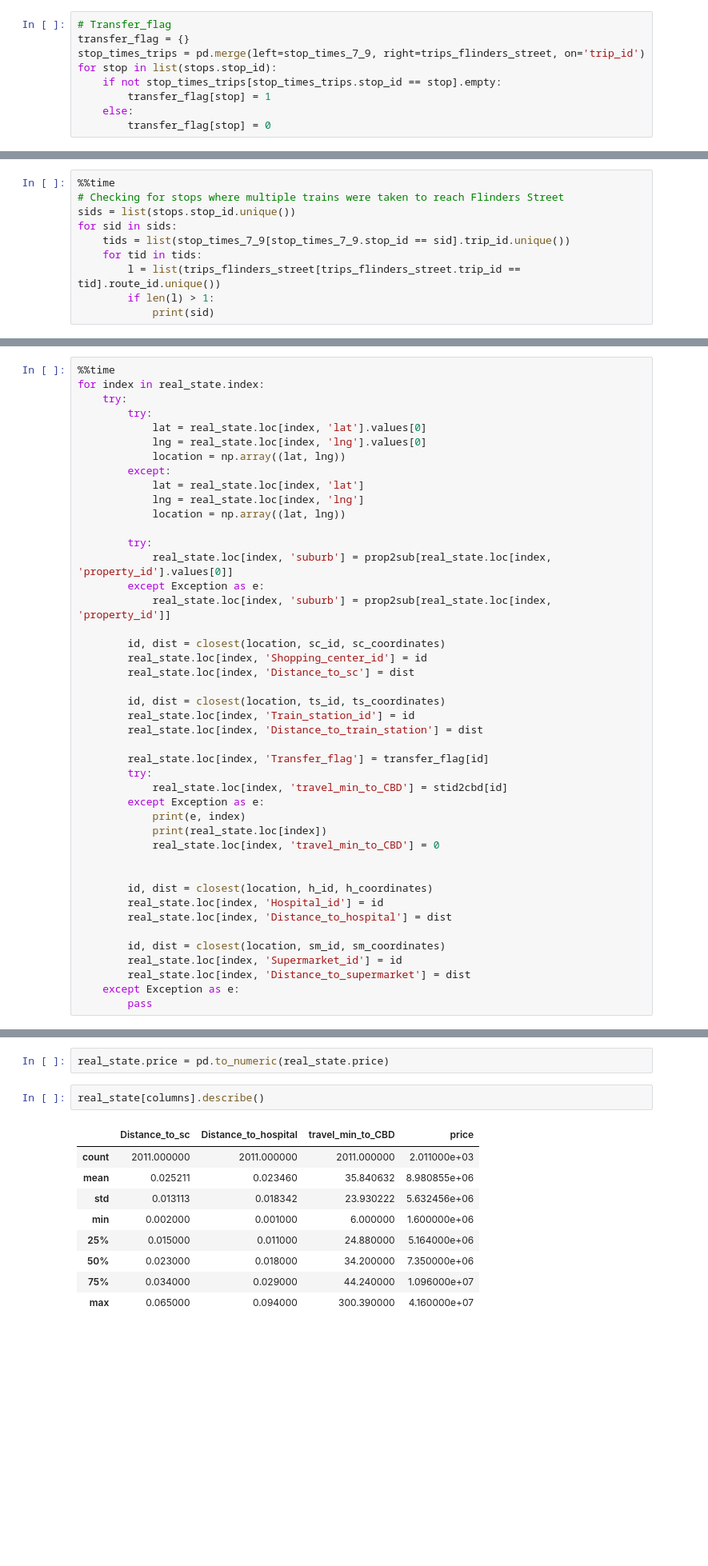
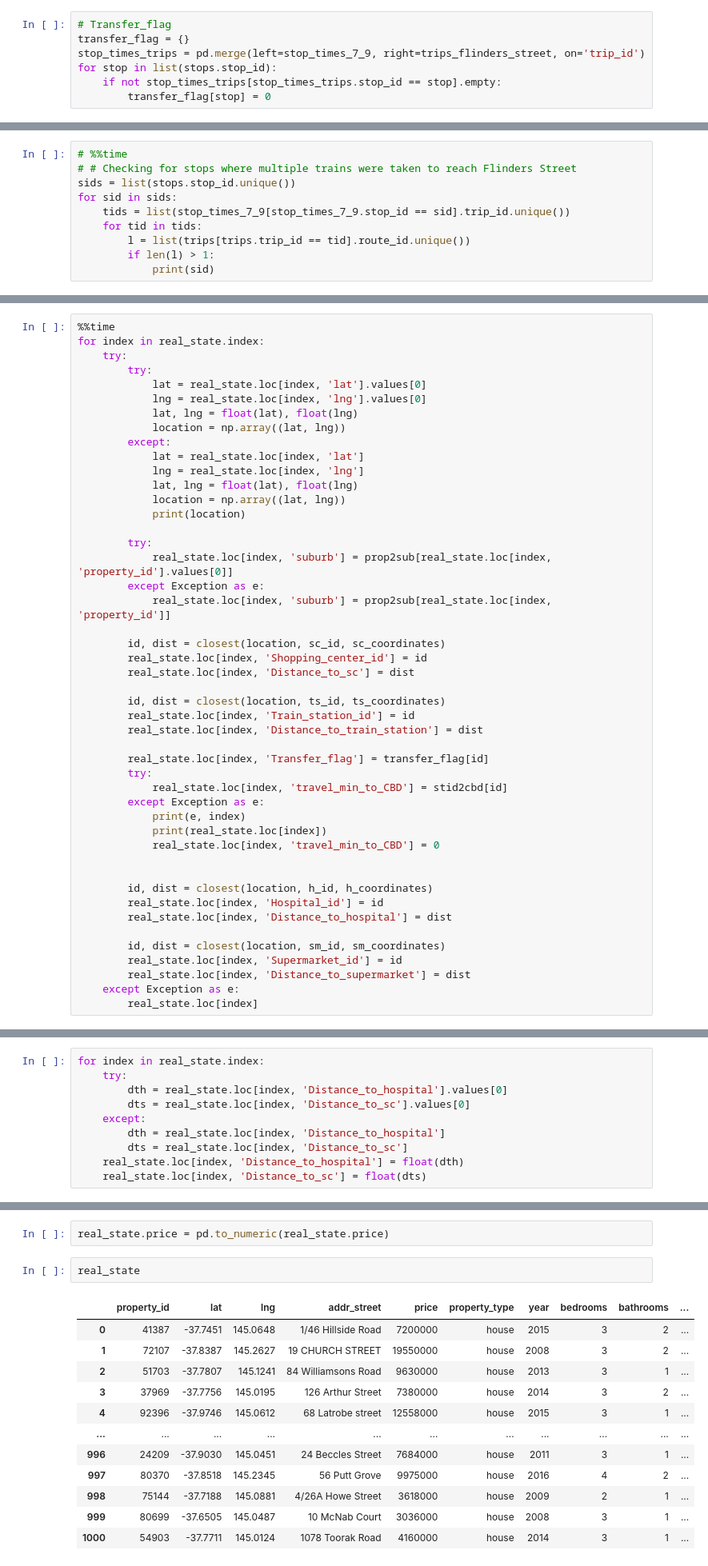
Before and after one commit to saiashirwad/ishan_dw, a Jupyter notebook: A3/A3.ipynb, the cells around one changed output, grey strips where cells are left out. Shown: that part at 80% size. Saved outputs shown, nothing was run; the diff lists cells and outputs as text; blank space fills up the shorter version.

```diff
--- a/A3/A3.ipynb
+++ b/A3/A3.ipynb
@@ -173,6 +181,4 @@ transfer_flag = {}
 stop_times_trips = pd.merge(left=stop_times_7_9, right=trips_flinders_street, on='trip_id')
 for stop in list(stops.stop_id):
     if not stop_times_trips[stop_times_trips.stop_id == stop].empty:
-        transfer_flag[stop] = 1
-    else:
         transfer_flag[stop] = 0
@@ -276,10 +281,10 @@ trips_flinders_street
 # %%
-%%time
-# Checking for stops where multiple trains were taken to reach Flinders Street
+# %%time
+# # Checking for stops where multiple trains were taken to reach Flinders Street
 sids = list(stops.stop_id.unique())
 for sid in sids:
     tids = list(stop_times_7_9[stop_times_7_9.stop_id == sid].trip_id.unique())
     for tid in tids:
-        l = list(trips_flinders_street[trips_flinders_street.trip_id == tid].route_id.unique())
+        l = list(trips[trips.trip_id == tid].route_id.unique())
         if len(l) > 1:
             print(sid)
@@ -391,11 +373,14 @@ for index in real_state.index:
         try:
             lat = real_state.loc[index, 'lat'].values[0]
             lng = real_state.loc[index, 'lng'].values[0]
+            lat, lng = float(lat), float(lng)
             location = np.array((lat, lng))
         except:
             lat = real_state.loc[index, 'lat']
             lng = real_state.loc[index, 'lng']
+            lat, lng = float(lat), float(lng)
             location = np.array((lat, lng))
+            print(location)
 
         try:
             real_state.loc[index, 'suburb'] = prop2sub[real_state.loc[index, 'property_id'].values[0]]
@@ -427,5 +412,5 @@ for index in real_state.index:
         real_state.loc[index, 'Supermarket_id'] = id
         real_state.loc[index, 'Distance_to_supermarket'] = dist
     except Exception as e:
-        pass
+        real_state.loc[index]
 # %% [output]
@@ -434,3 +428,13 @@ Wall time: 23 s
+# %%
+for index in real_state.index:
+    try:
+        dth = real_state.loc[index, 'Distance_to_hospital'].values[0]
+        dts = real_state.loc[index, 'Distance_to_sc'].values[0]
+    except:
+        dth = real_state.loc[index, 'Distance_to_hospital']
+        dts = real_state.loc[index, 'Distance_to_sc']
+    real_state.loc[index, 'Distance_to_hospital'] = float(dth)
+    real_state.loc[index, 'Distance_to_sc'] = float(dts)
 # %%
 real_state.columns
 # %% [output]
@@ -453,14 +458,17 @@ columns = ['Distance_to_sc', 'Distance_to_hospital', 'travel_min_to_CBD', 'price
 # %%
 real_state.price = pd.to_numeric(real_state.price)
 # %%
-real_state[columns].describe()
+real_state
 # %% [output]
-|  | Distance_to_sc | Distance_to_hospital | travel_min_to_CBD | price |
-| count | 2011.000000 | 2011.000000 | 2011.000000 | 2.011000e+03 |
-| mean | 0.025211 | 0.023460 | 35.840632 | 8.980855e+06 |
-| std | 0.013113 | 0.018342 | 23.930222 | 5.632456e+06 |
-| min | 0.002000 | 0.001000 | 6.000000 | 1.600000e+06 |
-| 25% | 0.015000 | 0.011000 | 24.880000 | 5.164000e+06 |
-| 50% | 0.023000 | 0.018000 | 34.200000 | 7.350000e+06 |
-| 75% | 0.034000 | 0.029000 | 44.240000 | 1.096000e+07 |
-| max | 0.065000 | 0.094000 | 300.390000 | 4.160000e+07 |
+|  | property_id | lat | lng | addr_street | price | property_type | year | bedrooms | bathrooms | ... |
+| 0 | 41387 | -37.7451 | 145.0648 | 1/46 Hillside Road | 7200000 | house | 2015 | 3 | 2 | ... |
+| 1 | 72107 | -37.8387 | 145.2627 | 19 CHURCH STREET | 19550000 | house | 2008 | 3 | 2 | ... |
+| 2 | 51703 | -37.7807 | 145.1241 | 84 Williamsons Road | 9630000 | house | 2013 | 3 | 1 | ... |
+| 3 | 37969 | -37.7756 | 145.0195 | 126 Arthur Street | 7380000 | house | 2014 | 3 | 2 | ... |
+| 4 | 92396 | -37.9746 | 145.0612 | 68 Latrobe street | 12558000 | house | 2015 | 3 | 1 | ... |
+| ... | ... | ... | ... | ... | ... | ... | ... | ... | ... | ... |
+| 996 | 24209 | -37.9030 | 145.0451 | 24 Beccles Street | 7684000 | house | 2011 | 3 | 1 | ... |
+| 997 | 80370 | -37.8518 | 145.2345 | 56 Putt Grove | 9975000 | house | 2016 | 4 | 2 | ... |
+| 998 | 75144 | -37.7188 | 145.0881 | 4/26A Howe Street | 3618000 | house | 2009 | 2 | 1 | ... |
+| 999 | 80699 | -37.6505 | 145.0487 | 10 McNab Court | 3036000 | house | 2008 | 3 | 1 | ... |
+| 1000 | 54903 | -37.7711 | 145.0124 | 1078 Toorak Road | 4160000 | house | 2014 | 3 | 1 | ... |
```
Also changed, not shown: parts of 40 cells of this notebook, 1 other file.
